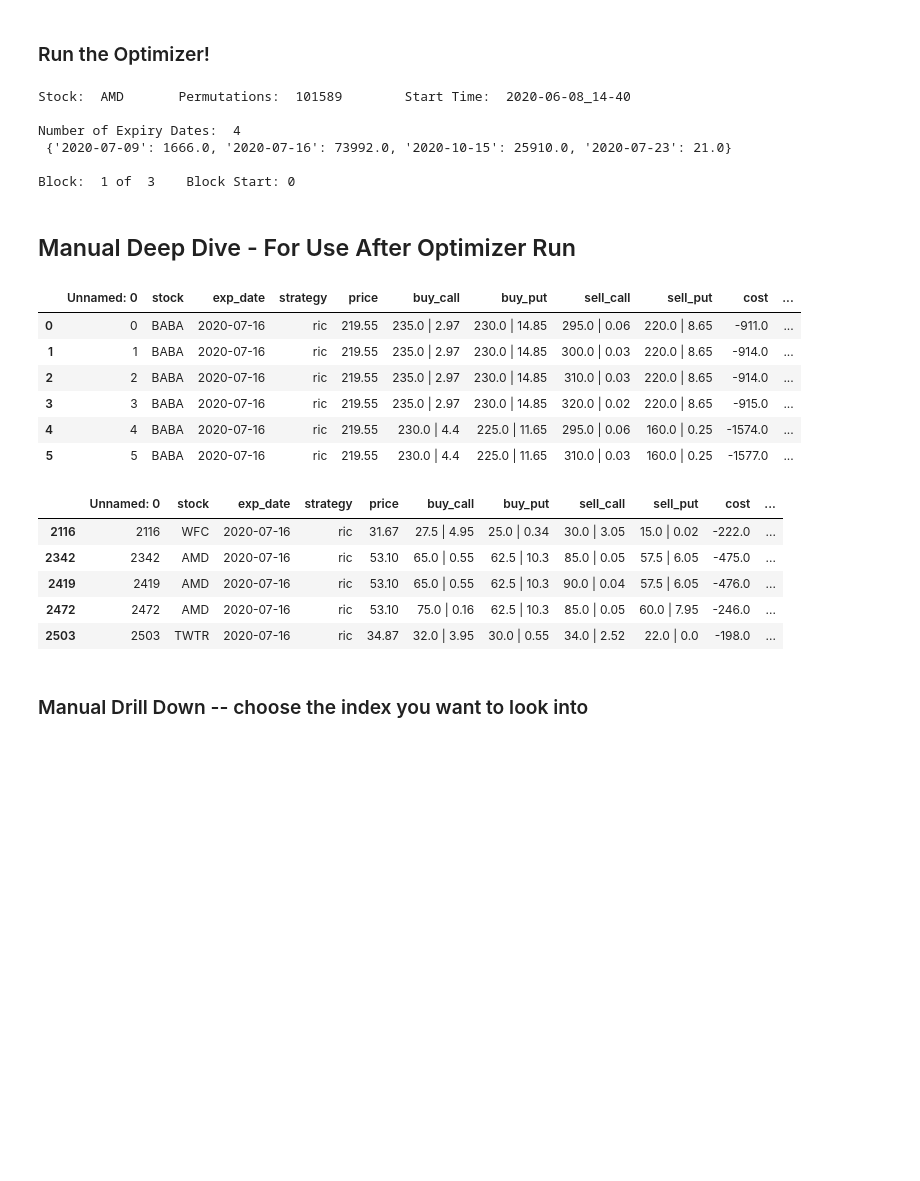
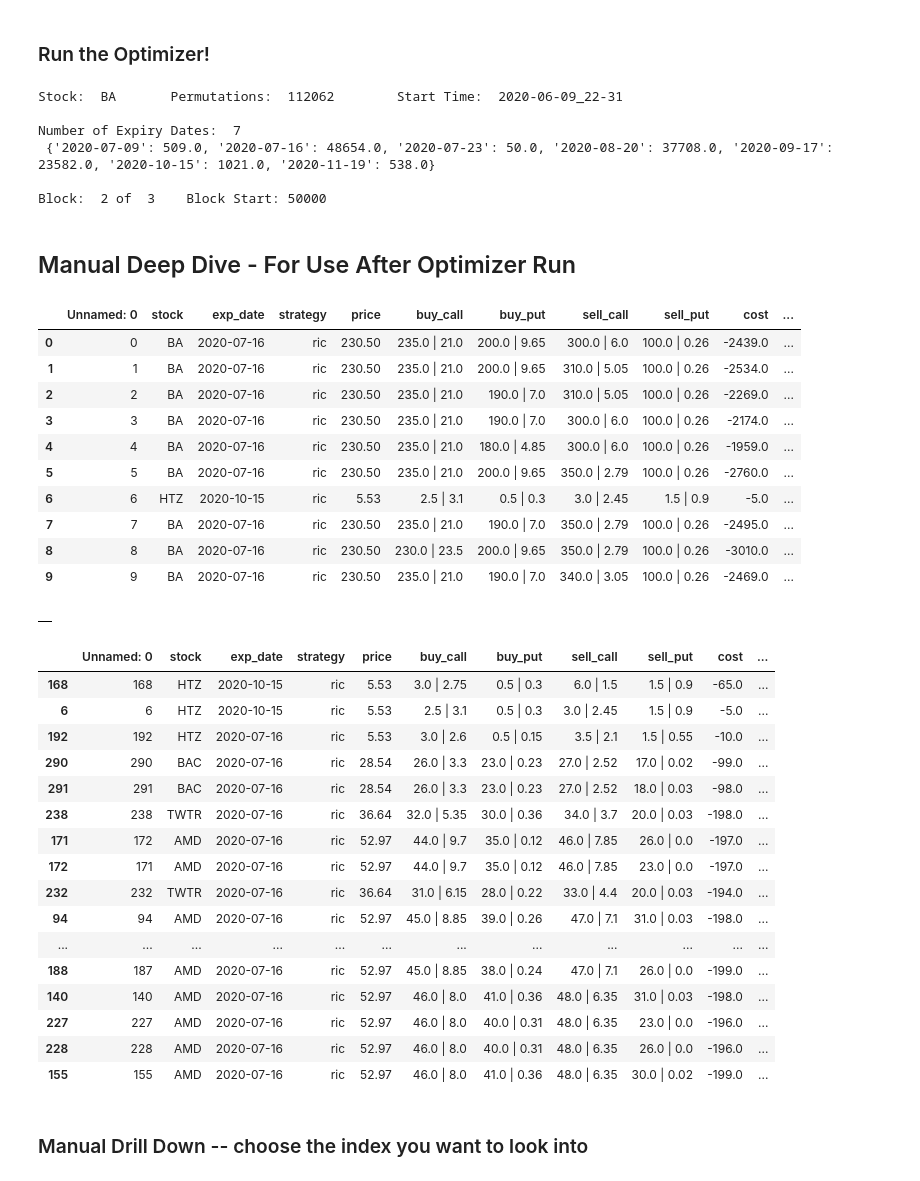
Before and after one commit to campbefs/options_optimizer, a Jupyter notebook: Option Excel model V9.ipynb, the cells around one changed output. Cells and saved outputs as stored; diff of their text form; code cells hidden in the pictures; blank space fills up the shorter version.

```diff
--- a/Option Excel model V9.ipynb
+++ b/Option Excel model V9.ipynb
@@ -310,10 +326,13 @@ def multi_proc(inputs, current_time):
 ### Run the Optimizer!
 # %%
 # Inputs
+#['W','AMD','HAL', 'BAC', 'AMC', 'CZR', 'GE', 'TWTR', 'GME', 'SLB', \
+#              'JBLU', 'MGM', 'BBBY', 'UBER', 'LYFT', 'M', 'ACB', 'BABA', 'SQ', 'WORK', \
+#              'DAL', 'CCL', 'WFC', 'HTZ', 'BA', 'AAL', 'CAR']
+
 max_permutations = 100000 # per strategy, up to 4 strategies per stock. e.g. 10 stocks
 
-opt_stock_list = ['W','AMD','HAL', 'BAC', 'AMC', 'CZR', 'GE', 'TWTR', 'GME', 'SLB', \
-              'JBLU', 'MGM', 'BBBY', 'UBER', 'LYFT', 'M', 'ACB', 'BABA', 'SQ', 'WORK', \
+opt_stock_list = ['WORK', \
               'DAL', 'CCL', 'WFC', 'HTZ', 'BA', 'AAL', 'CAR']
 strategy_list = ['ric', 'bear_put','bull_call','strangle']   # ric, bear_put, bull_call, strangle
 current_time = datetime.now().strftime('%Y-%m-%d_%H-%M')
@@ -330,42 +349,63 @@ final_output.to_csv(rf'Output\final_output_{current_time}.csv')
 
 final_output.head(5)
 # %% [output]
-Stock:  AMD       Permutations:  101589        Start Time:  2020-06-08_14-40
+Stock:  BA       Permutations:  112062        Start Time:  2020-06-09_22-31
 
-Number of Expiry Dates:  4
- {'2020-07-09': 1666.0, '2020-07-16': 73992.0, '2020-10-15': 25910.0, '2020-07-23': 21.0}
+Number of Expiry Dates:  7
+ {'2020-07-09': 509.0, '2020-07-16': 48654.0, '2020-07-23': 50.0, '2020-08-20': 37708.0, '2020-09-17': 23582.0, '2020-10-15': 1021.0, '2020-11-19': 538.0}
 
-Block:  1 of  3    Block Start: 0
+Block:  2 of  3    Block Start: 50000
 # %% [markdown]
 ## Manual Deep Dive - For Use After Optimizer Run
 # %%
-#final_output = pd.read_csv(r"Output\final_output_2020-06-05_18-07.csv")   # reload output if kernal lost data
+final_output = pd.read_csv(r"Output\final_output_2020-06-08_14-40.csv")   # reload output if kernal lost data
 final_output = final_output.sort_values('score', ascending=False).reset_index(drop = True)
 final_output.head(10)
 # %% [output]
 |  | Unnamed: 0 | stock | exp_date | strategy | price | buy_call | buy_put | sell_call | sell_put | cost | ... |
-| 0 | 0 | BABA | 2020-07-16 | ric | 219.55 | 235.0 | 2.97 | 230.0 | 14.85 | 295.0 | 0.06 | 220.0 | 8.65 | -911.0 | ... |
-| 1 | 1 | BABA | 2020-07-16 | ric | 219.55 | 235.0 | 2.97 | 230.0 | 14.85 | 300.0 | 0.03 | 220.0 | 8.65 | -914.0 | ... |
-| 2 | 2 | BABA | 2020-07-16 | ric | 219.55 | 235.0 | 2.97 | 230.0 | 14.85 | 310.0 | 0.03 | 220.0 | 8.65 | -914.0 | ... |
-| 3 | 3 | BABA | 2020-07-16 | ric | 219.55 | 235.0 | 2.97 | 230.0 | 14.85 | 320.0 | 0.02 | 220.0 | 8.65 | -915.0 | ... |
-| 4 | 4 | BABA | 2020-07-16 | ric | 219.55 | 230.0 | 4.4 | 225.0 | 11.65 | 295.0 | 0.06 | 160.0 | 0.25 | -1574.0 | ... |
-| 5 | 5 | BABA | 2020-07-16 | ric | 219.55 | 230.0 | 4.4 | 225.0 | 11.65 | 310.0 | 0.03 | 160.0 | 0.25 | -1577.0 | ... |
+| 0 | 0 | BA | 2020-07-16 | ric | 230.50 | 235.0 | 21.0 | 200.0 | 9.65 | 300.0 | 6.0 | 100.0 | 0.26 | -2439.0 | ... |
+| 1 | 1 | BA | 2020-07-16 | ric | 230.50 | 235.0 | 21.0 | 200.0 | 9.65 | 310.0 | 5.05 | 100.0 | 0.26 | -2534.0 | ... |
+| 2 | 2 | BA | 2020-07-16 | ric | 230.50 | 235.0 | 21.0 | 190.0 | 7.0 | 310.0 | 5.05 | 100.0 | 0.26 | -2269.0 | ... |
+| 3 | 3 | BA | 2020-07-16 | ric | 230.50 | 235.0 | 21.0 | 190.0 | 7.0 | 300.0 | 6.0 | 100.0 | 0.26 | -2174.0 | ... |
+| 4 | 4 | BA | 2020-07-16 | ric | 230.50 | 235.0 | 21.0 | 180.0 | 4.85 | 300.0 | 6.0 | 100.0 | 0.26 | -1959.0 | ... |
+| 5 | 5 | BA | 2020-07-16 | ric | 230.50 | 235.0 | 21.0 | 200.0 | 9.65 | 350.0 | 2.79 | 100.0 | 0.26 | -2760.0 | ... |
+| 6 | 6 | HTZ | 2020-10-15 | ric | 5.53 | 2.5 | 3.1 | 0.5 | 0.3 | 3.0 | 2.45 | 1.5 | 0.9 | -5.0 | ... |
+| 7 | 7 | BA | 2020-07-16 | ric | 230.50 | 235.0 | 21.0 | 190.0 | 7.0 | 350.0 | 2.79 | 100.0 | 0.26 | -2495.0 | ... |
+| 8 | 8 | BA | 2020-07-16 | ric | 230.50 | 230.0 | 23.5 | 200.0 | 9.65 | 350.0 | 2.79 | 100.0 | 0.26 | -3010.0 | ... |
+| 9 | 9 | BA | 2020-07-16 | ric | 230.50 | 235.0 | 21.0 | 190.0 | 7.0 | 340.0 | 3.05 | 100.0 | 0.26 | -2469.0 | ... |
+# %%
+final_output.head()
+# %% [output]
+|  |
 # %%
 # Drilling Down into the Final Output
 
 #final_output[ (final_output['cost'] > -200)].sort_values('score', ascending=False).head(80)
 #final_output[ (final_output['strategy'] == 'strangle') & final_output['cost'] > -300].sort_values('score', ascending=False).head(80)
 
-final_output[ (final_output['cost'] > -200) ]
+final_output[ (final_output['cost'] > -200) ].head(20).sort_values('exp_profit', ascending=False)
 
 #final_output[ ~final_output['stock'].isin(['BABA','BAC','BA'])].head()
+
+# remove RIC where intrinsic value doesn't equal max loss
 # %% [output]
 |  | Unnamed: 0 | stock | exp_date | strategy | price | buy_call | buy_put | sell_call | sell_put | cost | ... |
-| 2116 | 2116 | WFC | 2020-07-16 | ric | 31.67 | 27.5 | 4.95 | 25.0 | 0.34 | 30.0 | 3.05 | 15.0 | 0.02 | -222.0 | ... |
-| 2342 | 2342 | AMD | 2020-07-16 | ric | 53.10 | 65.0 | 0.55 | 62.5 | 10.3 | 85.0 | 0.05 | 57.5 | 6.05 | -475.0 | ... |
-| 2419 | 2419 | AMD | 2020-07-16 | ric | 53.10 | 65.0 | 0.55 | 62.5 | 10.3 | 90.0 | 0.04 | 57.5 | 6.05 | -476.0 | ... |
-| 2472 | 2472 | AMD | 2020-07-16 | ric | 53.10 | 75.0 | 0.16 | 62.5 | 10.3 | 85.0 | 0.05 | 60.0 | 7.95 | -246.0 | ... |
-| 2503 | 2503 | TWTR | 2020-07-16 | ric | 34.87 | 32.0 | 3.95 | 30.0 | 0.55 | 34.0 | 2.52 | 22.0 | 0.0 | -198.0 | ... |
+| 168 | 168 | HTZ | 2020-10-15 | ric | 5.53 | 3.0 | 2.75 | 0.5 | 0.3 | 6.0 | 1.5 | 1.5 | 0.9 | -65.0 | ... |
+| 6 | 6 | HTZ | 2020-10-15 | ric | 5.53 | 2.5 | 3.1 | 0.5 | 0.3 | 3.0 | 2.45 | 1.5 | 0.9 | -5.0 | ... |
+| 192 | 192 | HTZ | 2020-07-16 | ric | 5.53 | 3.0 | 2.6 | 0.5 | 0.15 | 3.5 | 2.1 | 1.5 | 0.55 | -10.0 | ... |
+| 290 | 290 | BAC | 2020-07-16 | ric | 28.54 | 26.0 | 3.3 | 23.0 | 0.23 | 27.0 | 2.52 | 17.0 | 0.02 | -99.0 | ... |
+| 291 | 291 | BAC | 2020-07-16 | ric | 28.54 | 26.0 | 3.3 | 23.0 | 0.23 | 27.0 | 2.52 | 18.0 | 0.03 | -98.0 | ... |
+| 238 | 238 | TWTR | 2020-07-16 | ric | 36.64 | 32.0 | 5.35 | 30.0 | 0.36 | 34.0 | 3.7 | 20.0 | 0.03 | -198.0 | ... |
+| 171 | 172 | AMD | 2020-07-16 | ric | 52.97 | 44.0 | 9.7 | 35.0 | 0.12 | 46.0 | 7.85 | 26.0 | 0.0 | -197.0 | ... |
+| 172 | 171 | AMD | 2020-07-16 | ric | 52.97 | 44.0 | 9.7 | 35.0 | 0.12 | 46.0 | 7.85 | 23.0 | 0.0 | -197.0 | ... |
+| 232 | 232 | TWTR | 2020-07-16 | ric | 36.64 | 31.0 | 6.15 | 28.0 | 0.22 | 33.0 | 4.4 | 20.0 | 0.03 | -194.0 | ... |
+| 94 | 94 | AMD | 2020-07-16 | ric | 52.97 | 45.0 | 8.85 | 39.0 | 0.26 | 47.0 | 7.1 | 31.0 | 0.03 | -198.0 | ... |
+| ... | ... | ... | ... | ... | ... | ... | ... | ... | ... | ... | ... |
+| 188 | 187 | AMD | 2020-07-16 | ric | 52.97 | 45.0 | 8.85 | 38.0 | 0.24 | 47.0 | 7.1 | 26.0 | 0.0 | -199.0 | ... |
+| 140 | 140 | AMD | 2020-07-16 | ric | 52.97 | 46.0 | 8.0 | 41.0 | 0.36 | 48.0 | 6.35 | 31.0 | 0.03 | -198.0 | ... |
+| 227 | 227 | AMD | 2020-07-16 | ric | 52.97 | 46.0 | 8.0 | 40.0 | 0.31 | 48.0 | 6.35 | 23.0 | 0.0 | -196.0 | ... |
+| 228 | 228 | AMD | 2020-07-16 | ric | 52.97 | 46.0 | 8.0 | 40.0 | 0.31 | 48.0 | 6.35 | 26.0 | 0.0 | -196.0 | ... |
+| 155 | 155 | AMD | 2020-07-16 | ric | 52.97 | 46.0 | 8.0 | 41.0 | 0.36 | 48.0 | 6.35 | 30.0 | 0.02 | -199.0 | ... |
 # %% [markdown]
 ### Manual Drill Down -- choose the index you want to look into
 # %%
```
Also changed, not shown: parts of 15 cells of this notebook.
